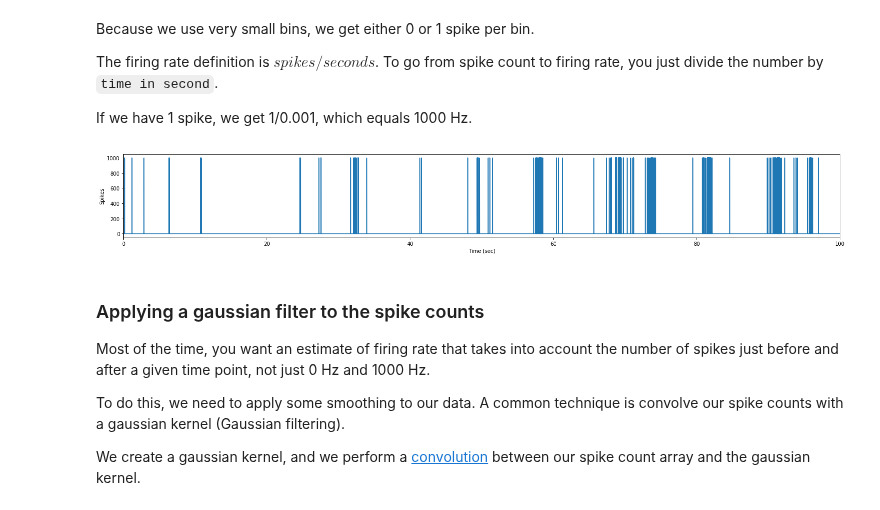
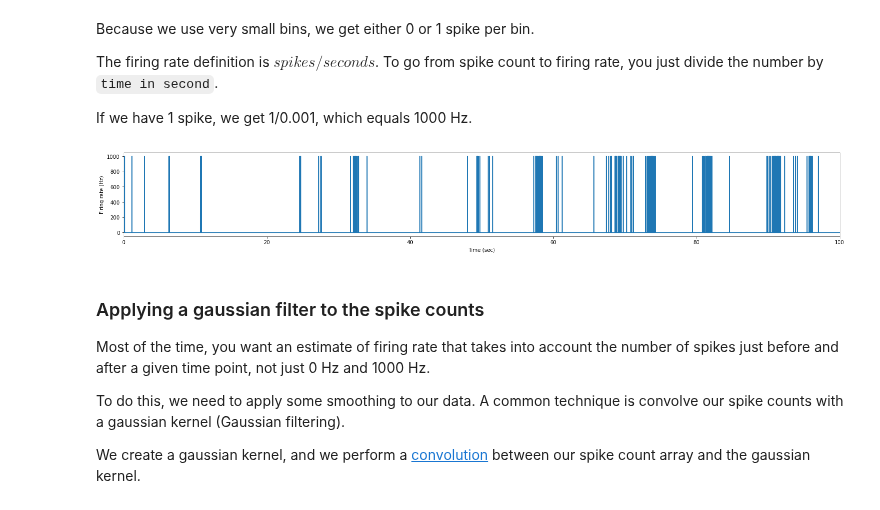
Before and after one commit to kevin-allen/dataScienceNeuro, a Jupyter notebook: notebooks/lecture_06.ipynb, the cells around one changed output. Saved outputs shown, nothing was run; the diff lists cells and outputs as text; code cells hidden in the pictures.

```diff
--- a/notebooks/lecture_06.ipynb
+++ b/notebooks/lecture_06.ipynb
@@ -309,12 +281,12 @@ If we have 1 spike, we get 1/0.001, which equals 1000 Hz.
 # %%
 plt.figure(figsize=(25,3))
 plt.plot(bins[1:],counts/0.001)
 plt.xlim(0,100)
-plt.ylabel("Spikes")
+plt.ylabel("Firing rate (Hz)")
 plt.xlabel("Time (sec)")
 plt.show()
 # %% [output]
-[figure, old version]
+[figure, new version]
 # %% [markdown]
 ### Applying a gaussian filter to the spike counts
 
```
Also changed, not shown: parts of 36 cells of this notebook, 2 other files.
